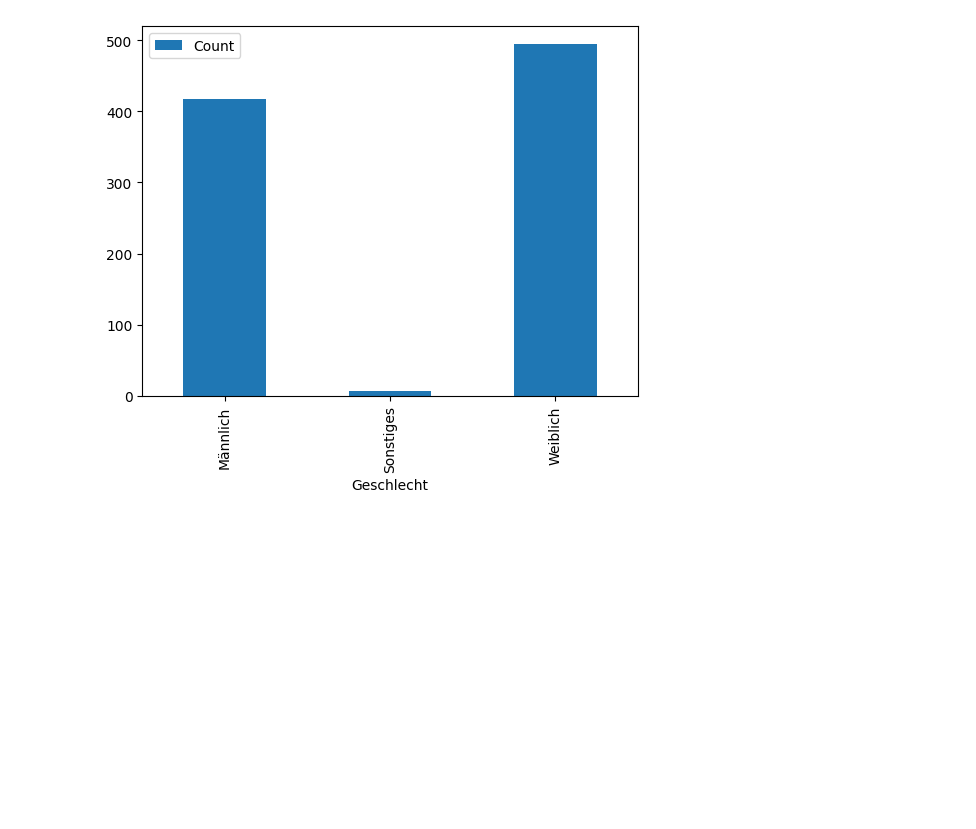
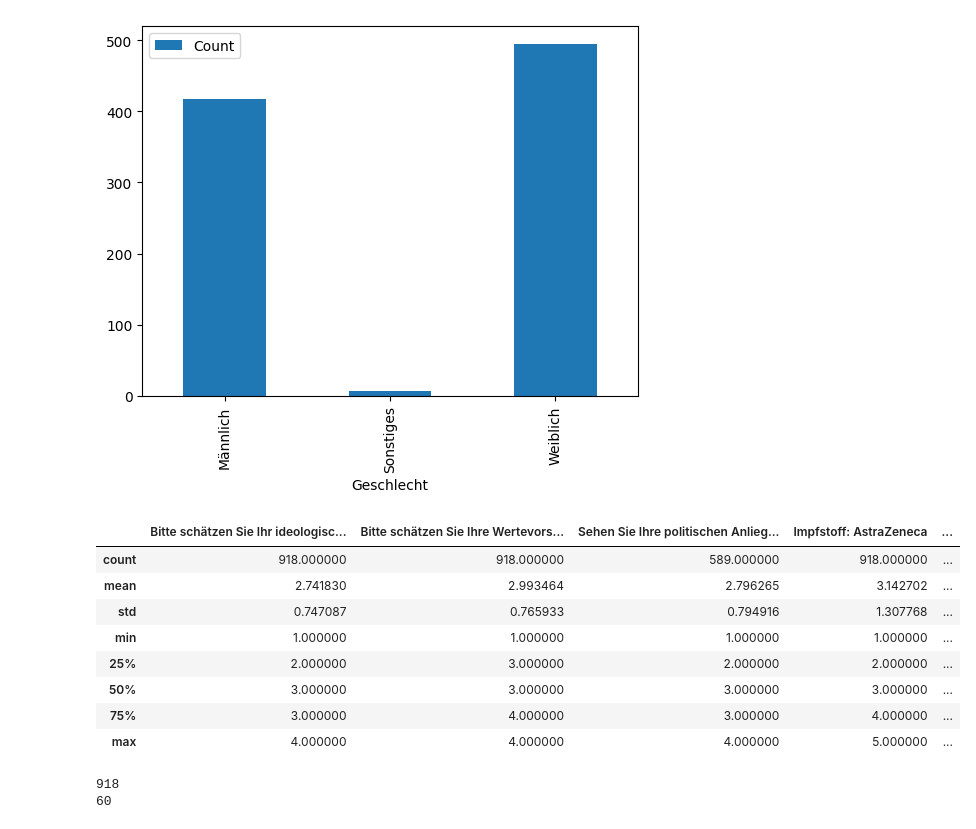
Before and after one commit to s2110458011/BA2024, a Jupyter notebook: src/Backend/playground.ipynb, the cells around one changed output. Saved outputs shown, nothing was run; the diff lists cells and outputs as text; code cells hidden in the pictures; blank space fills up the shorter version.

```diff
--- a/src/Backend/playground.ipynb
+++ b/src/Backend/playground.ipynb
@@ -45,0 +48,22 @@ print('done')
+# %%
+df.describe()
+# %% [output]
+|  | Bitte schätzen Sie Ihr ideologisc... | Bitte schätzen Sie Ihre Wertevors... | Sehen Sie Ihre politischen Anlieg... | Impfstoff: AstraZeneca | ... |
+| count | 918.000000 | 918.000000 | 589.000000 | 918.000000 | ... |
+| mean | 2.741830 | 2.993464 | 2.796265 | 3.142702 | ... |
+| std | 0.747087 | 0.765933 | 0.794916 | 1.307768 | ... |
+| min | 1.000000 | 1.000000 | 1.000000 | 1.000000 | ... |
+| 25% | 2.000000 | 3.000000 | 2.000000 | 2.000000 | ... |
+| 50% | 3.000000 | 3.000000 | 3.000000 | 3.000000 | ... |
+| 75% | 3.000000 | 4.000000 | 3.000000 | 4.000000 | ... |
+| max | 4.000000 | 4.000000 | 4.000000 | 5.000000 | ... |
+# %%
+from analysis.survey_description import SurveyDescription
+
+survey1 = SurveyDescription(df)
+responses = survey1.count_responses()
+print(responses)
+print(survey1.number_of_questions())
+# %% [output]
+918
+60
```
Also changed, not shown: parts of 5 cells of this notebook.
